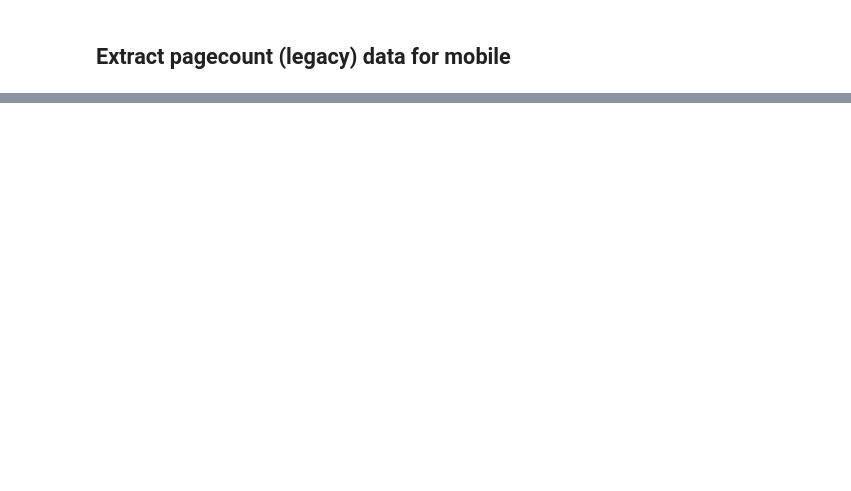
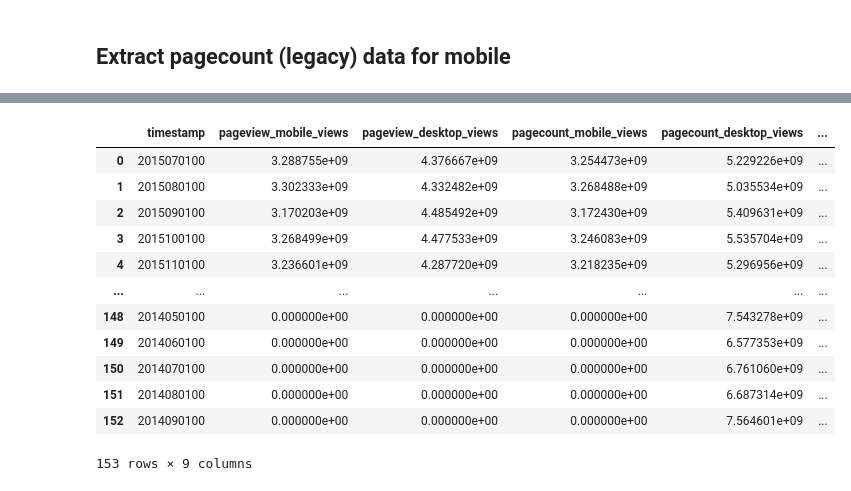
Before and after one commit to carljparker/data-512, a Jupyter notebook: data-512-a1/data-512-a1.ipynb, the cells around one changed output, grey strips where cells are left out. Drawn from its saved outputs; the diff is of its cells as text; code cells hidden in the pictures; blank space fills up the shorter version.

```diff
--- a/data-512-a1/data-512-a1.ipynb
+++ b/data-512-a1/data-512-a1.ipynb
@@ -235,0 +581,20 @@ pandas.read_json( json.dumps( pagecount_legacy_mobile[ 'items' ] ), orient='reco
+# %%
+df_en_wikipedia_traffic[ 'year' ] = df_en_wikipedia_traffic[ 'timestamp' ].apply( str ).str[ 0:4 ]
+# %%
+df_en_wikipedia_traffic[ 'month' ] = df_en_wikipedia_traffic[ 'timestamp' ].apply( str ).str[ 4:6 ]
+# %%
+df_en_wikipedia_traffic
+# %% [output]
+|  | timestamp | pageview_mobile_views | pageview_desktop_views | pagecount_mobile_views | pagecount_desktop_views | ... |
+| 0 | 2015070100 | 3.288755e+09 | 4.376667e+09 | 3.254473e+09 | 5.229226e+09 | ... |
+| 1 | 2015080100 | 3.302333e+09 | 4.332482e+09 | 3.268488e+09 | 5.035534e+09 | ... |
+| 2 | 2015090100 | 3.170203e+09 | 4.485492e+09 | 3.172430e+09 | 5.409631e+09 | ... |
+| 3 | 2015100100 | 3.268499e+09 | 4.477533e+09 | 3.246083e+09 | 5.535704e+09 | ... |
+| 4 | 2015110100 | 3.236601e+09 | 4.287720e+09 | 3.218235e+09 | 5.296956e+09 | ... |
+| ... | ... | ... | ... | ... | ... | ... |
+| 148 | 2014050100 | 0.000000e+00 | 0.000000e+00 | 0.000000e+00 | 7.543278e+09 | ... |
+| 149 | 2014060100 | 0.000000e+00 | 0.000000e+00 | 0.000000e+00 | 6.577353e+09 | ... |
+| 150 | 2014070100 | 0.000000e+00 | 0.000000e+00 | 0.000000e+00 | 6.761060e+09 | ... |
+| 151 | 2014080100 | 0.000000e+00 | 0.000000e+00 | 0.000000e+00 | 6.687314e+09 | ... |
+| 152 | 2014090100 | 0.000000e+00 | 0.000000e+00 | 0.000000e+00 | 7.564601e+09 | ... |
+153 rows × 9 columns
```
Also changed, not shown: parts of 76 cells of this notebook, 1 other file.
